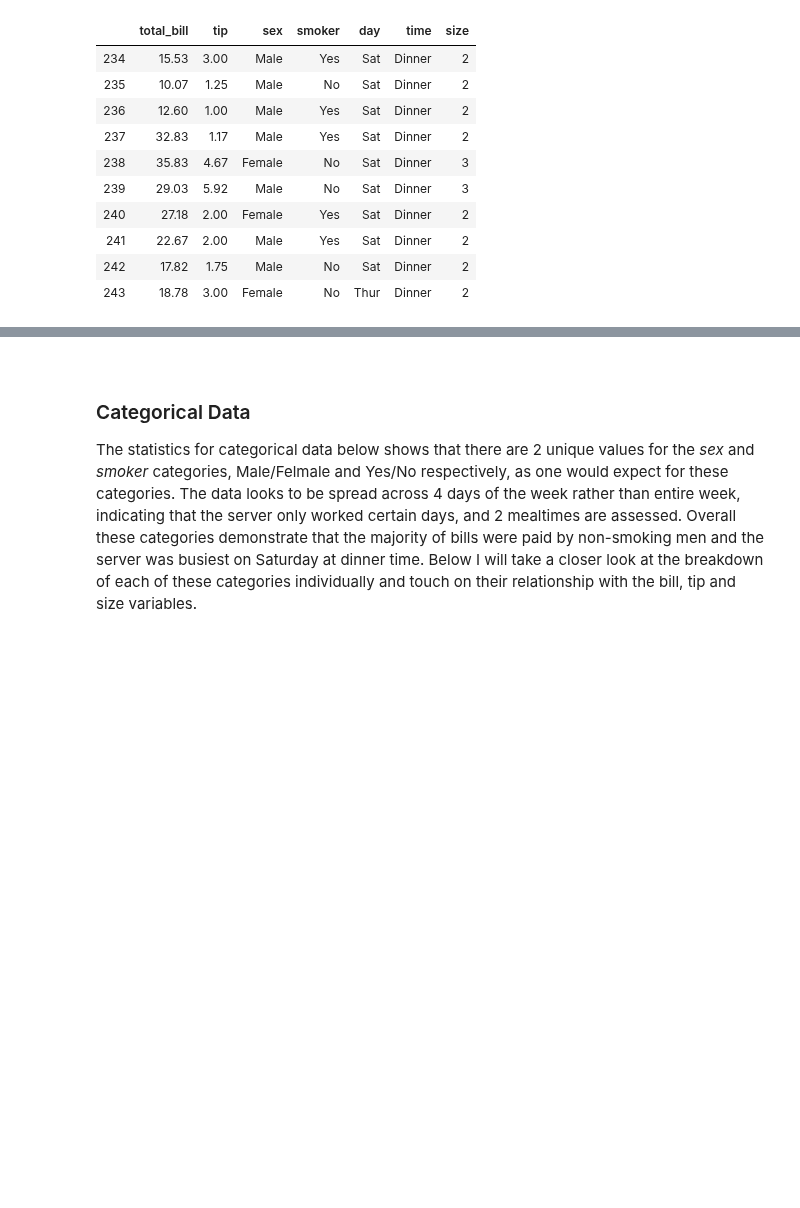
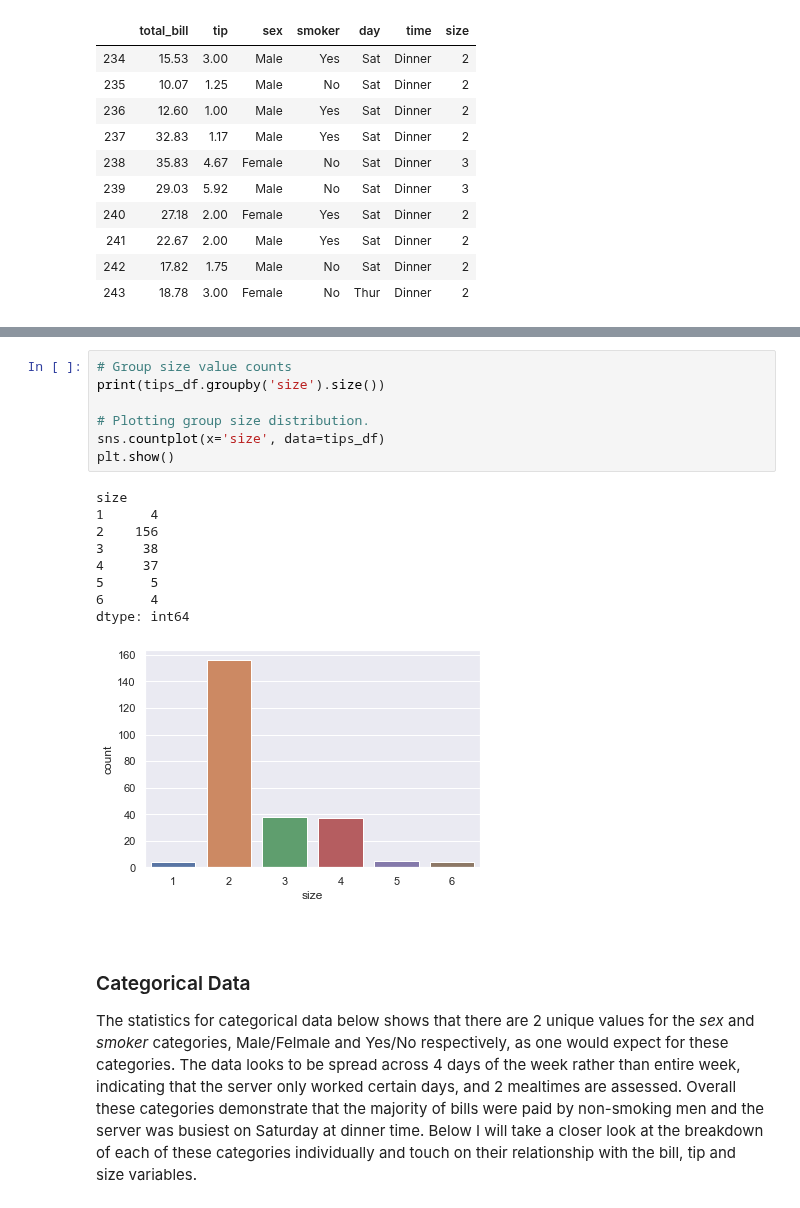
Before and after one commit to jennifer-ryan/fundamentals-project, a Jupyter notebook: tips_database_analysis.ipynb, the cells around one changed output, grey strips where cells are left out. Cells and saved outputs as stored; diff of their text form; blank space fills up the shorter version.

```diff
--- a/tips_database_analysis.ipynb
+++ b/tips_database_analysis.ipynb
@@ -172,3 +212,20 @@ tips_df.describe()
+# %%
+# Group size value counts
+print(tips_df.groupby('size').size())
+
+# Plotting group size distribution.
+sns.countplot(x='size', data=tips_df)
+plt.show()
+# %% [output]
+size
+1      4
+2    156
+3     38
+4     37
+5      5
+6      4
+dtype: int64
+[figure, added]
 # %% [markdown]
 <br>
 
```
Also changed, not shown: parts of 20 cells of this notebook.
